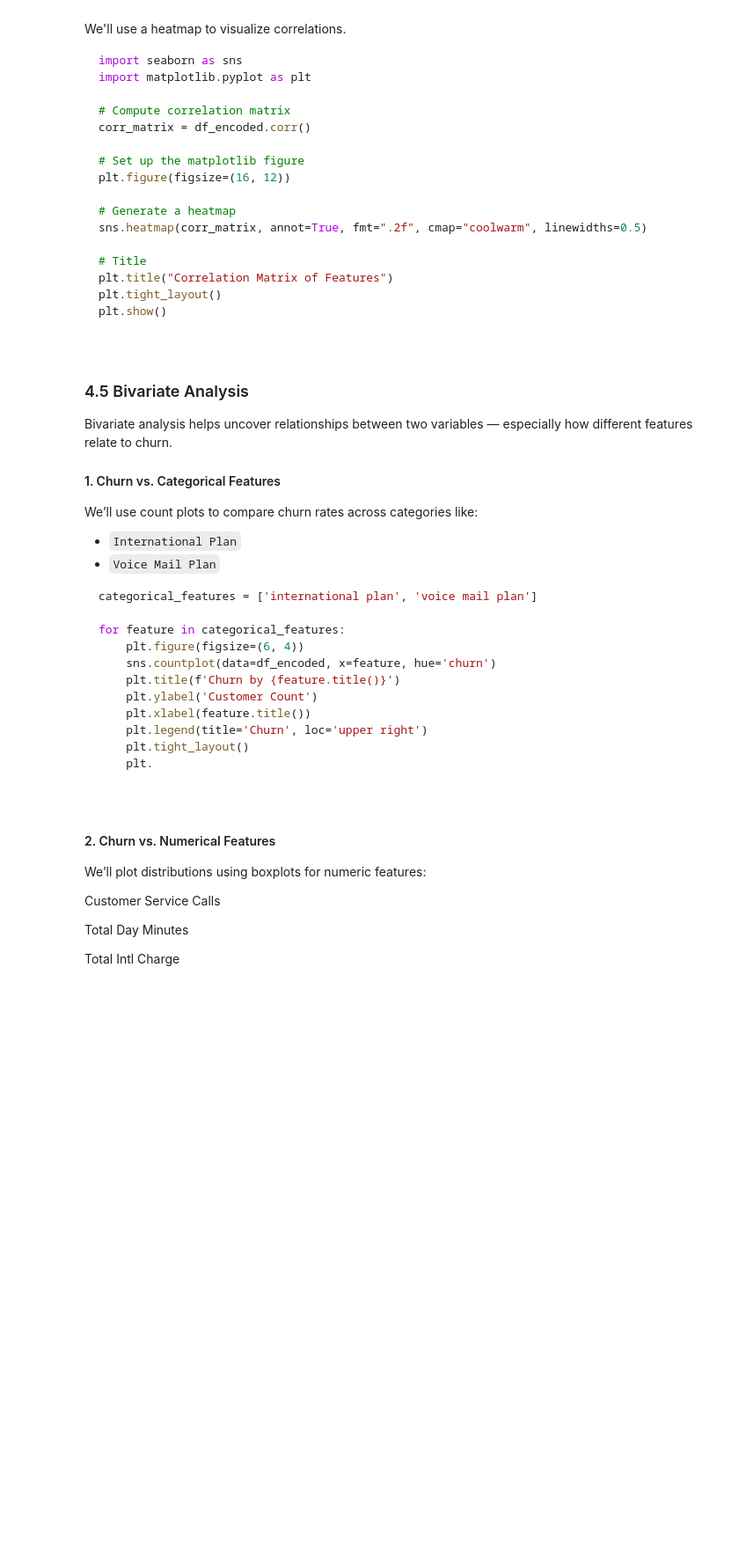
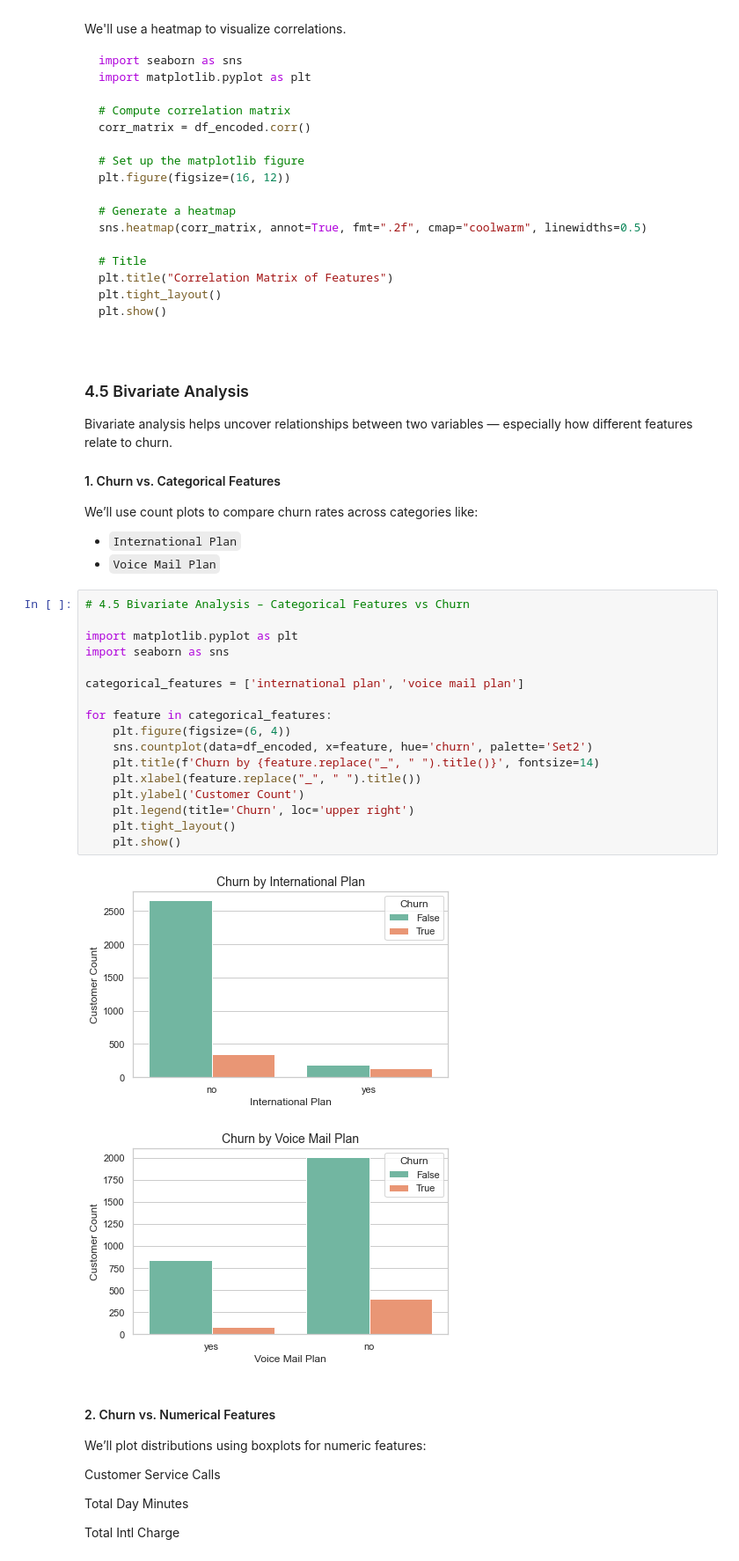
Before and after one commit to BMwihia/Customer-Churn-Analysis, a Jupyter notebook: notebooks/Customer Churn.ipynb, the cells around one changed output. Shown at 88% size. Cells and saved outputs as stored; diff of their text form; blank space fills up the shorter version.

Commit message:
Step 4.5: Interpret churn patterns by categorical features (International & Voicemail Plans)

````diff
--- a/notebooks/Customer Churn.ipynb
+++ b/notebooks/Customer Churn.ipynb
@@ -500,19 +500,26 @@ Bivariate analysis helps uncover relationships between two variables — especia
 We’ll use count plots to compare churn rates across categories like:
 - `International Plan`
 - `Voice Mail Plan`
-
-```python
-categorical_features = ['international plan', 'voice mail plan']
-
-for feature in categorical_features:
-    plt.figure(figsize=(6, 4))
-    sns.countplot(data=df_encoded, x=feature, hue='churn')
-    plt.title(f'Churn by {feature.title()}')
-    plt.ylabel('Customer Count')
-    plt.xlabel(feature.title())
-    plt.legend(title='Churn', loc='upper right')
-    plt.tight_layout()
-    plt.
+# %%
+# 4.5 Bivariate Analysis – Categorical Features vs Churn
+
+import matplotlib.pyplot as plt
+import seaborn as sns
+
+categorical_features = ['international plan', 'voice mail plan']
+
+for feature in categorical_features:
+    plt.figure(figsize=(6, 4))
+    sns.countplot(data=df_encoded, x=feature, hue='churn', palette='Set2')
+    plt.title(f'Churn by {feature.replace("_", " ").title()}', fontsize=14)
+    plt.xlabel(feature.replace("_", " ").title())
+    plt.ylabel('Customer Count')
+    plt.legend(title='Churn', loc='upper right')
+    plt.tight_layout()
+    plt.show()
+# %% [output]
+[figure, added]
+[figure, added]
 # %% [markdown]
 #### 2. Churn vs. Numerical Features
 We’ll plot distributions using boxplots for numeric features:
````
